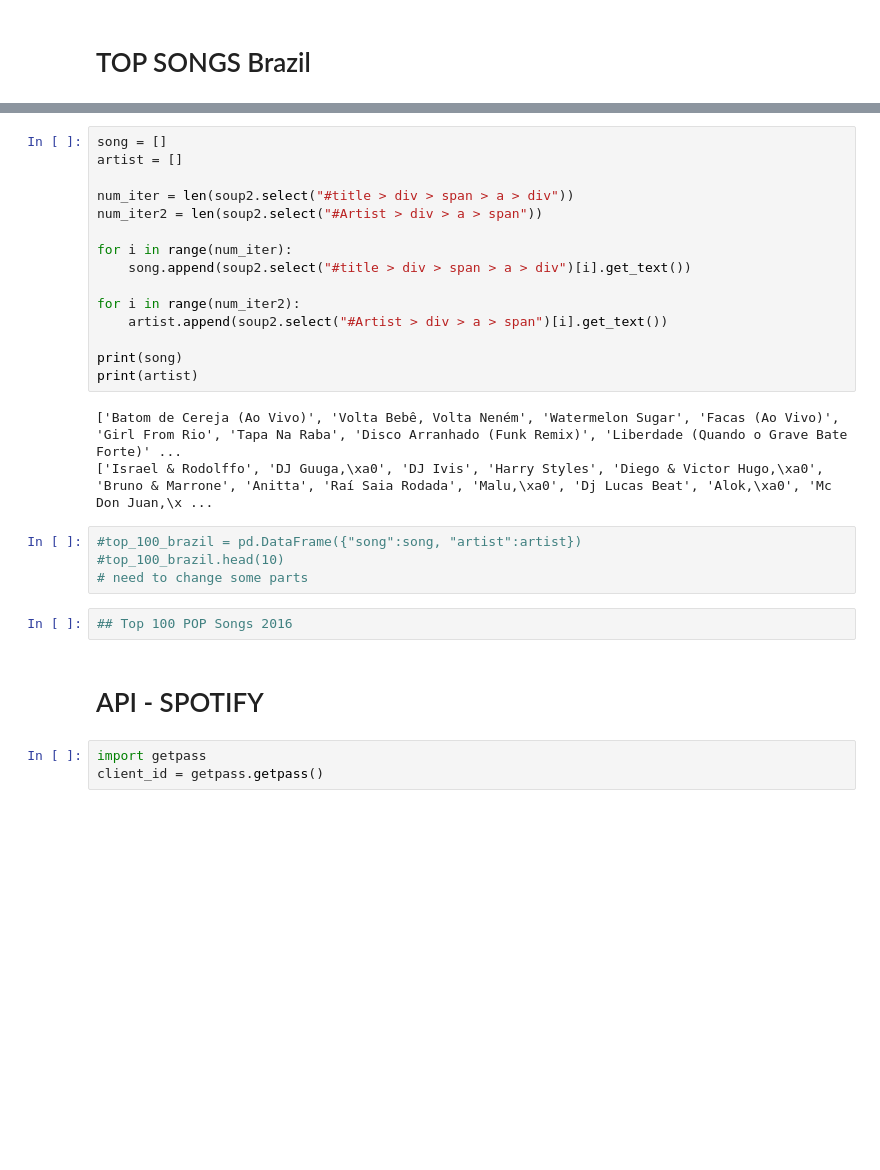
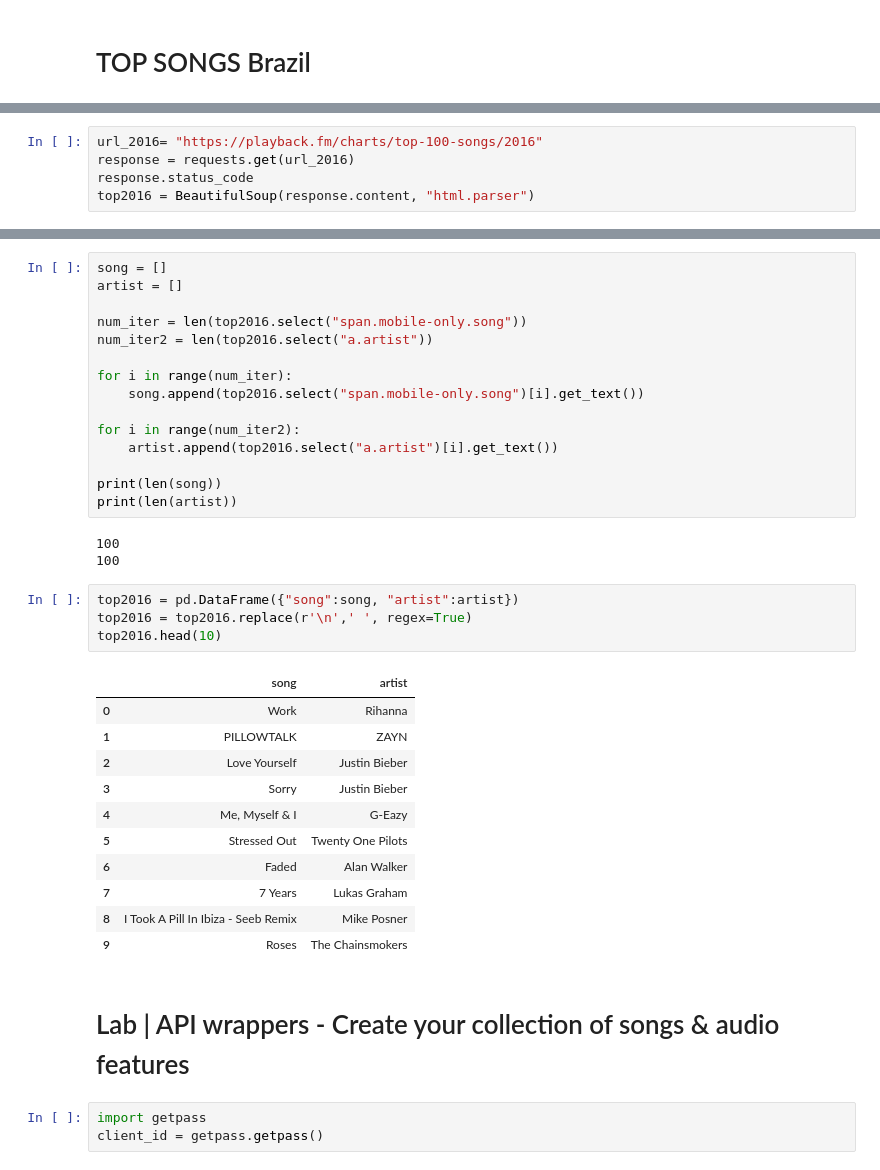
Before and after one commit to Amandasilvap/lab-web-scraping-single-page, a Jupyter notebook: Lab | Web Scraping Single Page.ipynb, the cells around one changed output, grey strips where cells are left out. Cells and saved outputs as stored; diff of their text form; blank space fills up the shorter version.

Commit message:
LAB - API Wrappers

```diff
--- a/Lab | Web Scraping Single Page.ipynb
+++ b/Lab | Web Scraping Single Page.ipynb
@@ -217,0 +145,5 @@ num_iter2
+# %%
+url_2016= "https://playback.fm/charts/top-100-songs/2016"
+response = requests.get(url_2016)
+response.status_code
+top2016 = BeautifulSoup(response.content, "html.parser")
@@ -219,28 +157,38 @@ num_iter2
 song = []
 artist = []
 
-num_iter = len(soup2.select("#title > div > span > a > div"))
-num_iter2 = len(soup2.select("#Artist > div > a > span"))
+num_iter = len(top2016.select("span.mobile-only.song"))
+num_iter2 = len(top2016.select("a.artist"))
 
 for i in range(num_iter):
-    song.append(soup2.select("#title > div > span > a > div")[i].get_text())
+    song.append(top2016.select("span.mobile-only.song")[i].get_text())
 
 for i in range(num_iter2):
-    artist.append(soup2.select("#Artist > div > a > span")[i].get_text())
+    artist.append(top2016.select("a.artist")[i].get_text())
 
-print(song)
-print(artist)
+print(len(song))
+print(len(artist))
 # %% [output]
-['Batom de Cereja (Ao Vivo)', 'Volta Bebê, Volta Neném', 'Watermelon Sugar', 'Facas (Ao Vivo)', 'Girl From Rio', 'Tapa Na Raba', 'Disco Arranhado (Funk Remix)', 'Liberdade (Quando o Grave Bate Forte)' ...
-['Israel & Rodolffo', 'DJ Guuga,\xa0', 'DJ Ivis', 'Harry Styles', 'Diego & Victor Hugo,\xa0', 'Bruno & Marrone', 'Anitta', 'Raí Saia Rodada', 'Malu,\xa0', 'Dj Lucas Beat', 'Alok,\xa0', 'Mc Don Juan,\x ...
+100
+100
 # %%
-#top_100_brazil = pd.DataFrame({"song":song, "artist":artist})
-#top_100_brazil.head(10)
-# need to change some parts
+top2016 = pd.DataFrame({"song":song, "artist":artist})
+top2016 = top2016.replace(r'\n',' ', regex=True)
+top2016.head(10)
+# %% [output]
+|  | song | artist |
+| 0 | Work | Rihanna |
+| 1 | PILLOWTALK | ZAYN |
+| 2 | Love Yourself | Justin Bieber |
+| 3 | Sorry | Justin Bieber |
+| 4 | Me, Myself & I | G-Eazy |
+| 5 | Stressed Out | Twenty One Pilots |
+| 6 | Faded | Alan Walker |
+| 7 | 7 Years | Lukas Graham |
+| 8 | I Took A Pill In Ibiza - Seeb Remix | Mike Posner |
+| 9 | Roses | The Chainsmokers |
-# %%
-## Top 100 POP Songs 2016
-# %% [markdown]
-# API - SPOTIFY
+# %% [markdown]
+# Lab | API wrappers - Create your collection of songs & audio features
 # %%
 import getpass
 client_id = getpass.getpass()
```
Also changed, not shown: parts of 35 cells of this notebook, 4 other files.
